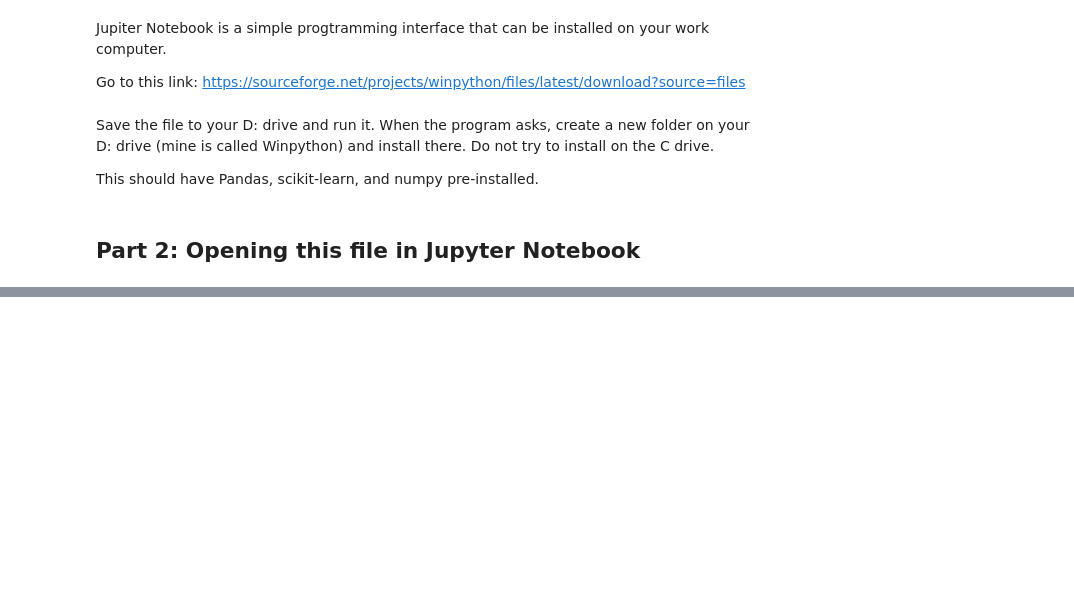
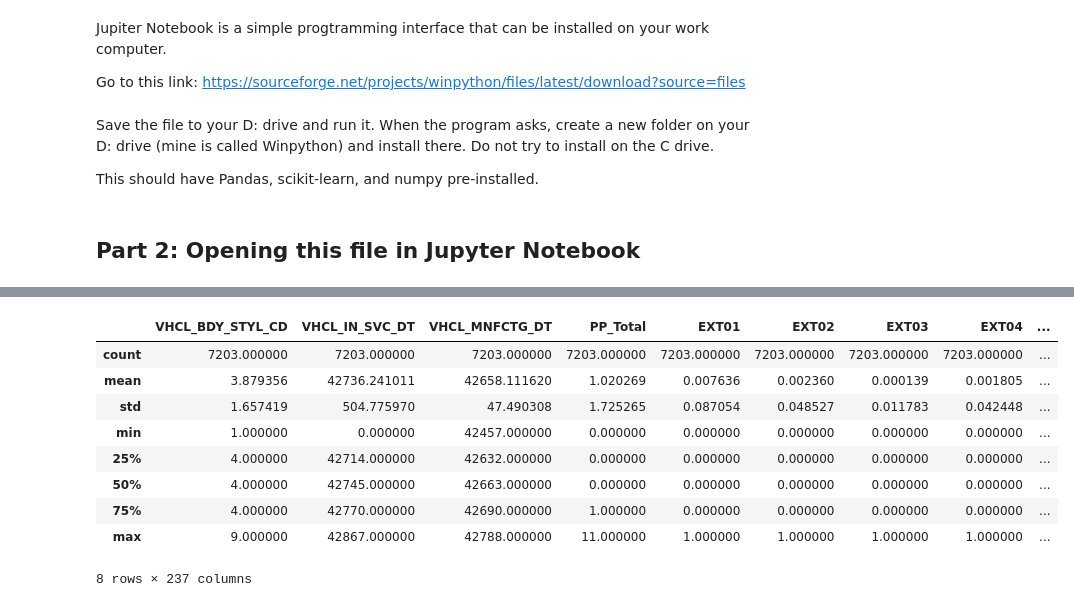
Before and after one commit to kpeterso/PythonTutorial, a Jupyter notebook: Python Pandas tutorial.ipynb, the cells around one changed output, grey strips where cells are left out. Cells and saved outputs as stored; diff of their text form; code cells hidden in the pictures; blank space fills up the shorter version.

Commit message:
Updated Tutorial

```diff
--- a/Python Pandas tutorial.ipynb
+++ b/Python Pandas tutorial.ipynb
@@ -21,0 +70,4 @@ If you are still reading this on Github, download this file and put it into the
+# %%
+#Importing a csv file is pretty simple in pandas
+dataFrame = pd.read_csv('2017 Nissan IQS Zero-One tutorial.csv')
+#there are similar functions to import .xlsx, text, and other data files, but loading csv files is fastest and easiest
@@ -21,0 +107,6 @@ If you are still reading this on Github, download this file and put it into the
+# %%
+#Lets drop some of the variables we don't need. We can use the drop() function to remove rows or columns
+#Rows are axis=0, columns are axis=1
+dropList = ['ID', 'OEM_Corporation', 'NNA_SLS_MDL_CD', 'EIM_CD', 'YPV_US_2_RMAKE']
+dataFrame2 = dataFrame.drop(dropList, axis=1)
+dataFrame2.head()
@@ -21,0 +121,15 @@ If you are still reading this on Github, download this file and put it into the
+# %%
+#Lets get some information about the data in this new dataframe
+#get summary statistics about a dataframe with describe()
+dataFrame2.describe()
+# %% [output]
+|  | VHCL_BDY_STYL_CD | VHCL_IN_SVC_DT | VHCL_MNFCTG_DT | PP_Total | EXT01 | EXT02 | EXT03 | EXT04 | ... |
+| count | 7203.000000 | 7203.000000 | 7203.000000 | 7203.000000 | 7203.000000 | 7203.000000 | 7203.000000 | 7203.000000 | ... |
+| mean | 3.879356 | 42736.241011 | 42658.111620 | 1.020269 | 0.007636 | 0.002360 | 0.000139 | 0.001805 | ... |
+| std | 1.657419 | 504.775970 | 47.490308 | 1.725265 | 0.087054 | 0.048527 | 0.011783 | 0.042448 | ... |
+| min | 1.000000 | 0.000000 | 42457.000000 | 0.000000 | 0.000000 | 0.000000 | 0.000000 | 0.000000 | ... |
+| 25% | 4.000000 | 42714.000000 | 42632.000000 | 0.000000 | 0.000000 | 0.000000 | 0.000000 | 0.000000 | ... |
+| 50% | 4.000000 | 42745.000000 | 42663.000000 | 0.000000 | 0.000000 | 0.000000 | 0.000000 | 0.000000 | ... |
+| 75% | 4.000000 | 42770.000000 | 42690.000000 | 1.000000 | 0.000000 | 0.000000 | 0.000000 | 0.000000 | ... |
+| max | 9.000000 | 42867.000000 | 42788.000000 | 11.000000 | 1.000000 | 1.000000 | 1.000000 | 1.000000 | ... |
+8 rows × 237 columns
```
Also changed, not shown: parts of 34 cells of this notebook.
